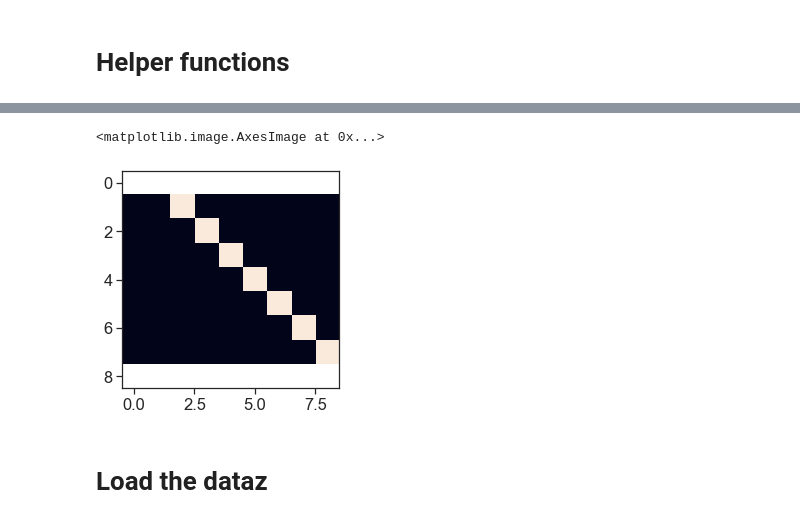
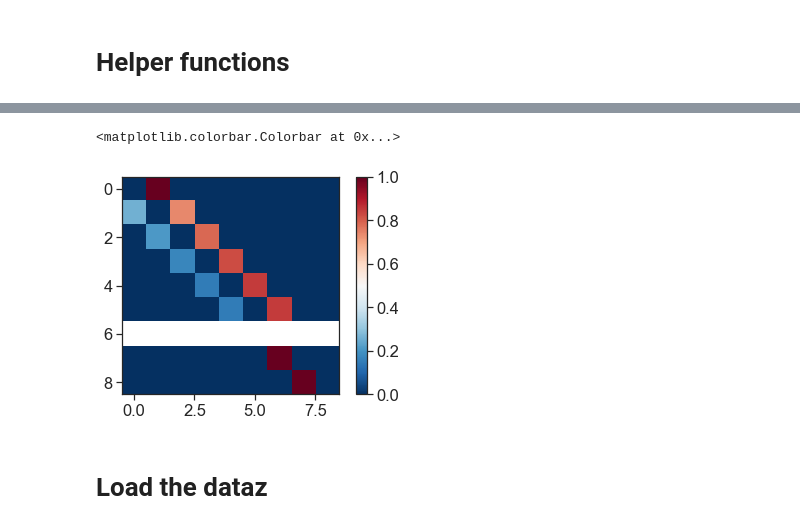
Before and after one commit to yves-weissenberger/line_loop, a Jupyter notebook: project_notebooks/line_loop/navi/model_based_analysis_new_data_clean.ipynb, the cells around one changed output, grey strips where cells are left out. Drawn from its saved outputs; the diff is of its cells as text; code cells hidden in the pictures.

```diff
--- a/project_notebooks/line_loop/navi/model_based_analysis_new_data_clean.ipynb
+++ b/project_notebooks/line_loop/navi/model_based_analysis_new_data_clean.ipynb
@@ -139,3 +133,9 @@ def get_transition_matrix(state_seq,rew_list,forced_seq,minNrew=0,set_rew_indice
     state_ctr = np.array([state_ctr[:,i] for i in range(9)])
 
     return transition_mtx, transition_counts, state_ctr, np.unique(all_rew_loc)
+# %%
+diffusion_agent = mpk.simulation.towards_middle_agent()
+a = diffusion_agent.run()
+state_seq = diffusion_agent.state_seq
+rew_list = diffusion_agent.rew_list
+forced_seq = diffusion_agent.forced_seq
@@ -142,3 +149,3 @@ def get_transition_matrix(state_seq,rew_list,forced_seq,minNrew=0,set_rew_indice
 # %%
 
-a,_,_,_ = get_transition_matrix(np.arange(9),[0]*8 + [1],np.zeros(9))
+a,_,_,_ = get_transition_matrix(state_seq,rew_list,forced_seq)
@@ -145,8 +173,9 @@ a,_,_,_ = get_transition_matrix(np.arange(9),[0]*8 + [1],np.zeros(9))
 # %%
-plt.imshow(a[-1])
+plt.imshow(a[6],cmap='RdBu_r')
+plt.colorbar()
 # %% [output]
-<matplotlib.image.AxesImage at 0x...>
+<matplotlib.colorbar.Colorbar at 0x...>
-[figure, old version]
+[figure, new version]
 # %%
 def get_st_dist(state_seq,pk_ctr,rew_loc):
     """ get distances between current and next state and reward during navigation on the line """
```
Also changed, not shown: parts of 4 cells of this notebook, 3 other files.
